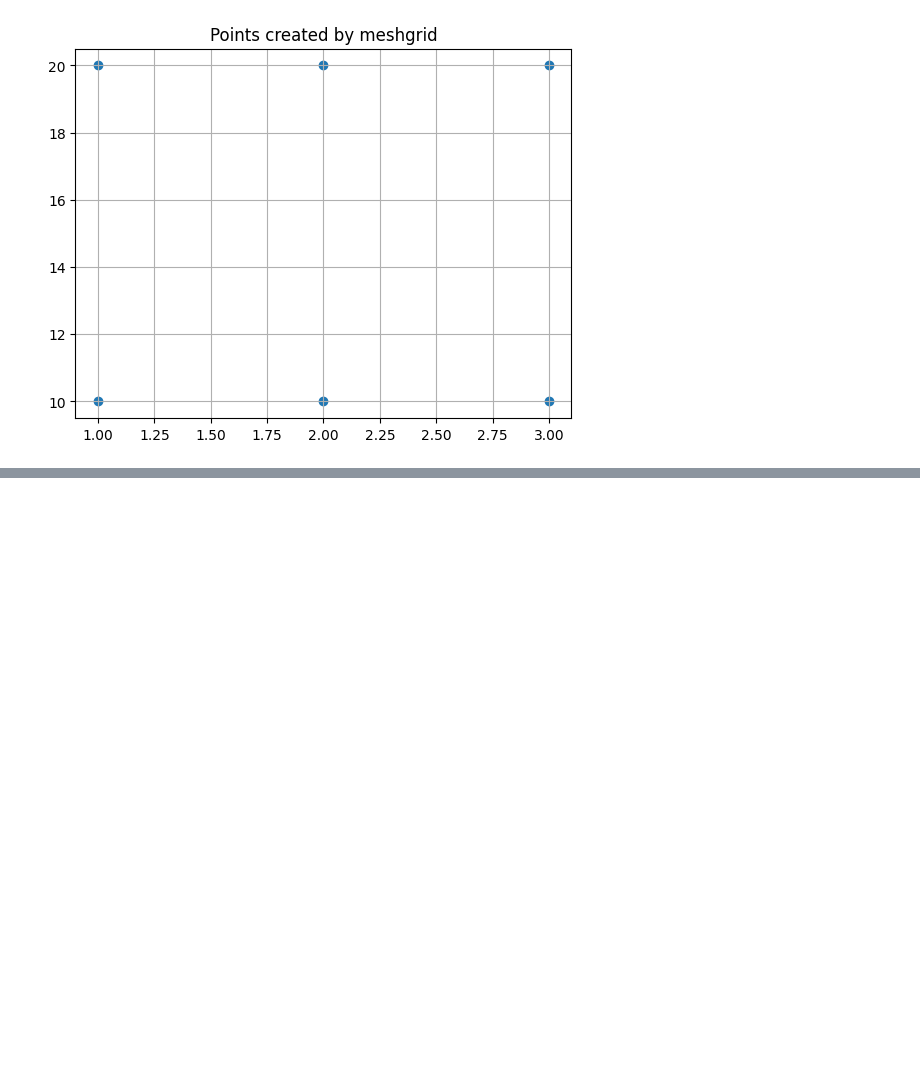
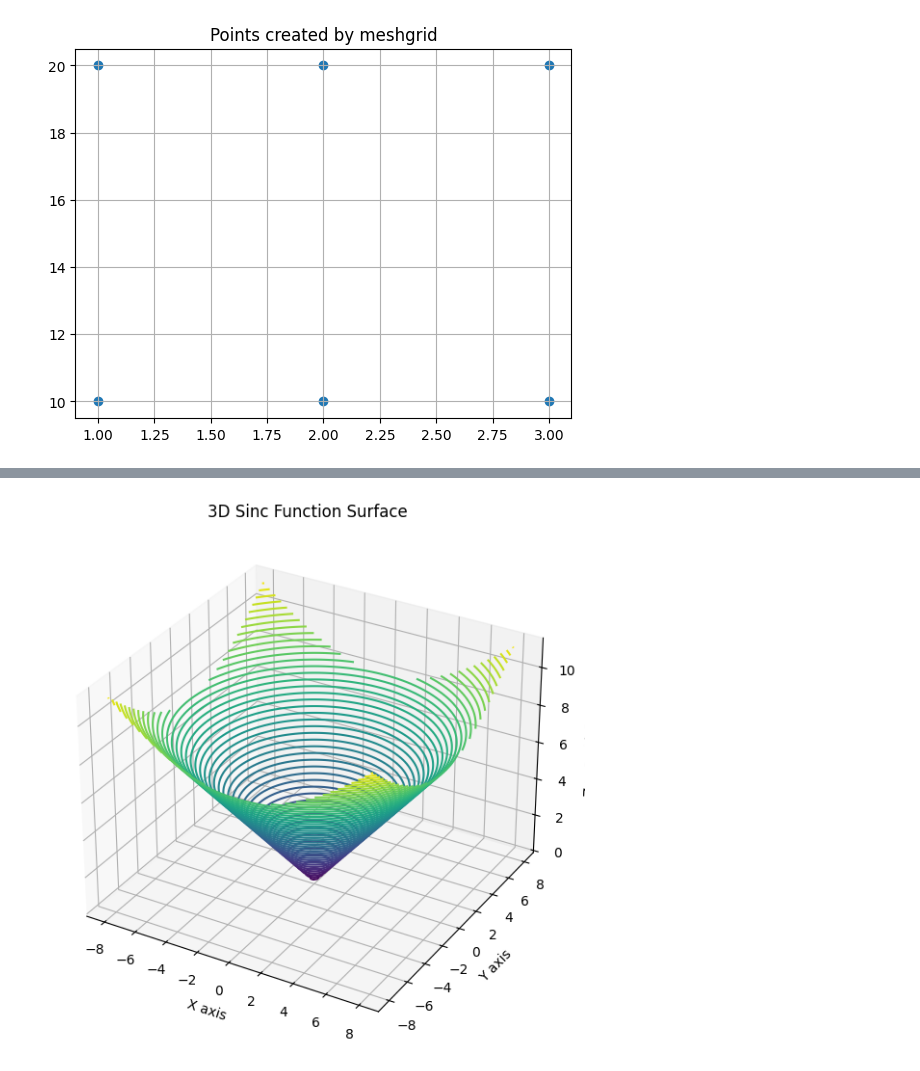
Before and after one commit to krishnamanojpvr/aimldl, a Jupyter notebook: NNSem/00-Tensorflow_Operations.ipynb, the cells around one changed output, grey strips where cells are left out. Saved outputs shown, nothing was run; the diff lists cells and outputs as text; code cells hidden in the pictures; blank space fills up the shorter version.

```diff
--- a/NNSem/00-Tensorflow_Operations.ipynb
+++ b/NNSem/00-Tensorflow_Operations.ipynb
@@ -564,3 +547,34 @@ array([[ 0.00955787, -0.00426518],
+# %%
+%matplotlib inline
+import tensorflow as tf
+import matplotlib.pyplot as plt
+
+# Step 1: Generate 1D coordinates
+x = tf.linspace(-8., 8., 100)
+y = tf.linspace(-8., 8., 100)
+
+# Step 2: Generate grid
+x, y = tf.meshgrid(x, y)
+
+# Step 3: Compute z values (Sinc function would be sin(r)/r, but for sqrt example it's fine)
+z = tf.sqrt(x**2 + y**2)
+
+# Step 4: Plot
+fig = plt.figure(figsize=(10, 7))
+ax = fig.add_subplot(111, projection='3d')  # <-- better for Jupyter
+
+# Add contour or surface
+ax.contour3D(x.numpy(), y.numpy(), z.numpy(), 50, cmap='viridis')
+
+# Labels
+ax.set_title("3D Sinc Function Surface")
+ax.set_xlabel("X axis")
+ax.set_ylabel("Y axis")
+ax.set_zlabel("Z = sqrt(x² + y²)")
+
+plt.show()
+# %% [output]
+[figure, added]
 # %%
 # loading dataset
 (x_train, y_train), (x_test, y_test) = tf.keras.datasets.imdb.load_data(num_words=10000)
```
Also changed, not shown: parts of 24 cells of this notebook, 2 other files.
